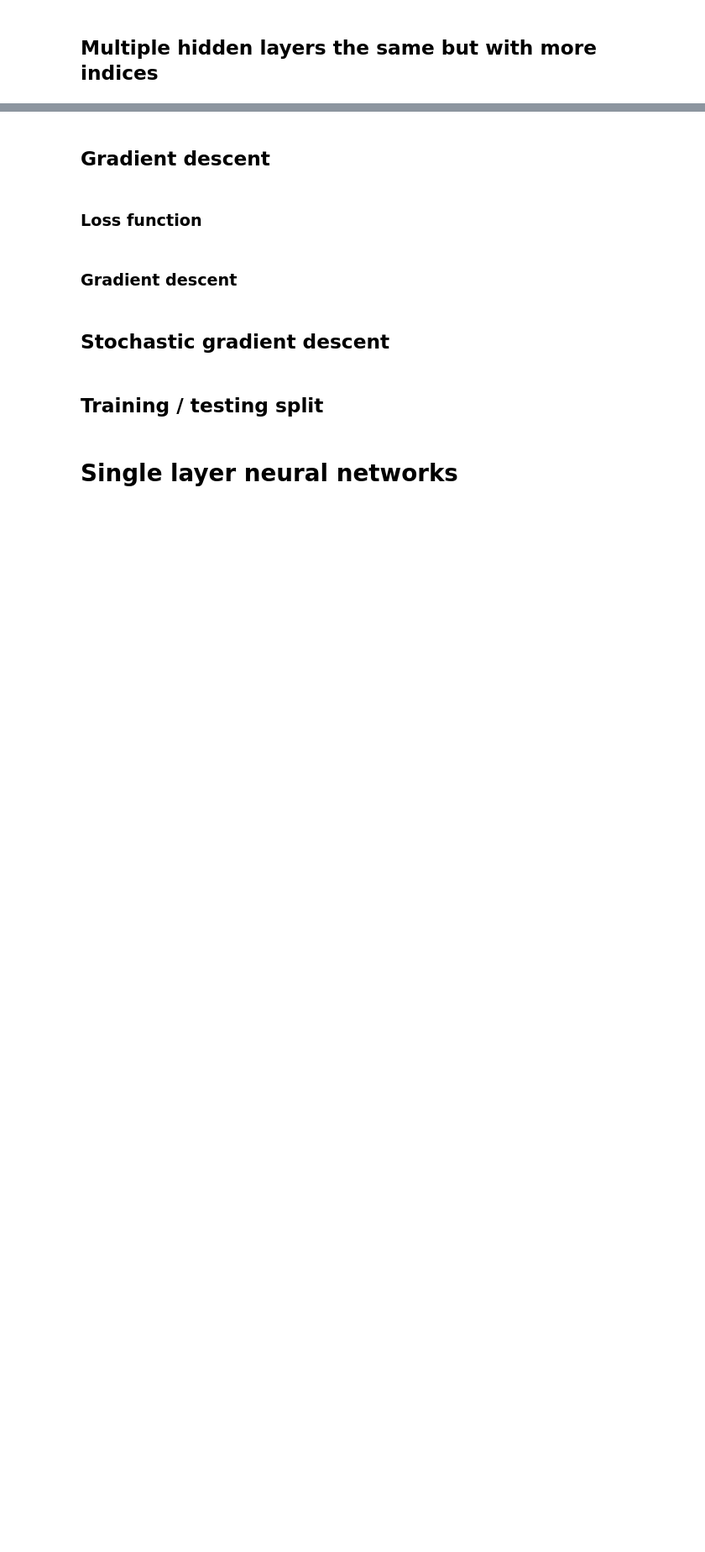
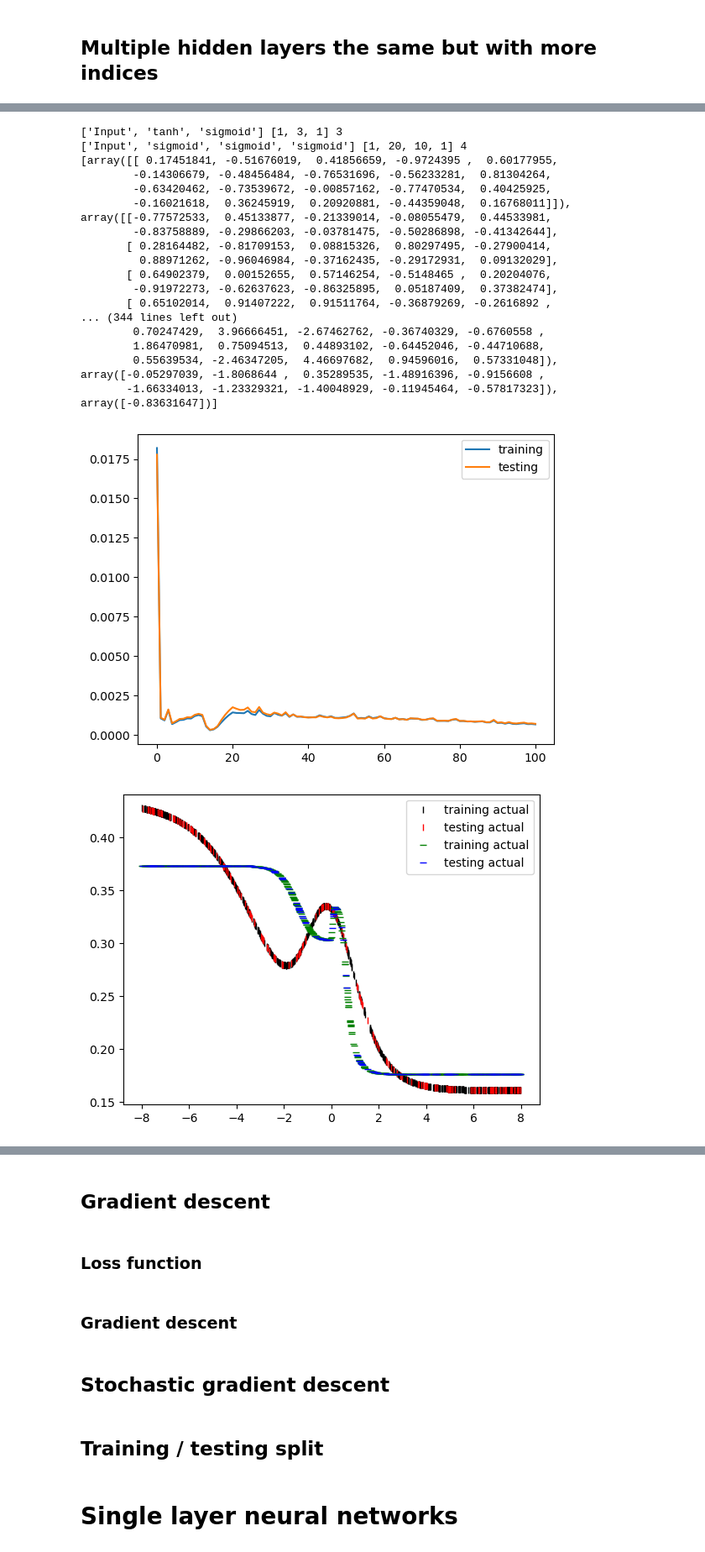
Before and after one commit to dave452/ML_LinearReg, a Jupyter notebook: Regression_NN.ipynb, the cells around one changed output, grey strips where cells are left out. Shown at 84% size. Cells and saved outputs as stored; diff of their text form; code cells hidden in the pictures; blank space fills up the shorter version.

```diff
--- a/Regression_NN.ipynb
+++ b/Regression_NN.ipynb
@@ -791,5 +531,0 @@ print((np.floor( aL_test.T /  aL_test.max(axis = 1)).T * y_test).sum() / len(aL_
-# %%
-for i in range(10):
-    plt.imshow(x_train[i].reshape(im_width, im_height))
-    plt.title('Guess: ' + str(aL_train[i]) + ' '+str(aL_train[i].argmax())+ ' actual:'+ str(y_train[i].argmax()))
-    plt.show()
@@ -807,11 +531,0 @@ for i in range(10):
-# %%
-n_batches = 1000
-n_epochs = 20
-
-test_train_split = 0.8
-architecture = [im_width * im_height,30,10]
-activation = ['Input', 'sigmoid', 'sigmoid']
-
-
-nn_test = neural_net(3, architecture, activation, l2 = 0.01)
-L_training, L_testing = nn_test.stochastic_training(x_train[:10000], y_train[:10000],x_test[:5000], y_test[:5000], n_epochs, n_batches)
@@ -868,0 +656,64 @@ print((np.floor( aL_test.T /  aL_test.max(axis = 1)).T * y_test).sum() / len(aL_
+# %%
+#%reset
+%matplotlib inline
+n_samples = 1000
+n_batches = 100
+n_epochs = 100
+test_train_split = 0.8
+architecture = [1,3,1]
+activation = ['Input', 'tanh', 'sigmoid']
+nn_a = neural_net(0.1, architecture, activation)
+
+x = np.random.rand(n_samples,architecture[0]) * 16 -8
+y = nn_a.forward_prop_set(x)
+inds = np.arange(n_samples)
+np.random.shuffle(inds)
+training_x = x[inds[:int(n_samples*test_train_split)]]
+training_y = y[inds[:int(n_samples*test_train_split)]]
+testing_x = x[inds[int(n_samples*test_train_split):]]
+testing_y = y[inds[int(n_samples*test_train_split):]]
+
+
+
+architecture_b = [1,20,10,1]
+activation_b = ['Input', 'sigmoid', 'sigmoid', 'sigmoid']
+
+
+nn_b = neural_net(1, architecture_b, activation_b, 0.1)
+print(nn_b.w, nn_b.b)
+
+L_training, L_testing = nn_b.stochastic_training(training_x / 8, training_y,testing_x / 8,testing_y , n_epochs, n_batches)
+print(nn_a.w, nn_a.b)
+print(nn_b.w, nn_b.b)
+
+plt.plot(L_training, label = 'training')
+plt.plot(L_testing, label = 'testing')
+plt.legend()
+plt.show()
+
+plt.plot(training_x, training_y, 'k|', label = 'training actual')
+plt.plot(testing_x, testing_y, 'r|', label = 'testing actual')
+plt.plot(training_x,  nn_b.forward_prop_set(training_x/ 8), 'g_', label = 'training actual')
+plt.plot(testing_x,  nn_b.forward_prop_set(testing_x/ 8 ), 'b_', label = 'testing actual')
+plt.legend()
+plt.show()
+# %% [output]
+['Input', 'tanh', 'sigmoid'] [1, 3, 1] 3
+['Input', 'sigmoid', 'sigmoid', 'sigmoid'] [1, 20, 10, 1] 4
+[array([[ 0.17451841, -0.51676019,  0.41856659, -0.9724395 ,  0.60177955,
+        -0.14306679, -0.48456484, -0.76531696, -0.56233281,  0.81304264,
+        -0.63420462, -0.73539672, -0.00857162, -0.77470534,  0.40425925,
+        -0.16021618,  0.36245919,  0.20920881, -0.44359048,  0.16768011]]), array([[-0.77572533,  0.45133877, -0.21339014, -0.08055479,  0.44533981,
+        -0.83758889, -0.29866203, -0.03781475, -0.50286898, -0.41342644],
+       [ 0.28164482, -0.81709153,  0.08815326,  0.80297495, -0.27900414,
+         0.88971262, -0.96046984, -0.37162435, -0.29172931,  0.09132029],
+       [ 0.64902379,  0.00152655,  0.57146254, -0.5148465 ,  0.20204076,
+        -0.91972273, -0.62637623, -0.86325895,  0.05187409,  0.37382474],
+       [ 0.65102014,  0.91407222,  0.91511764, -0.36879269, -0.2616892 ,
+... (344 lines left out)
+        0.70247429,  3.96666451, -2.67462762, -0.36740329, -0.6760558 ,
+        1.86470981,  0.75094513,  0.44893102, -0.64452046, -0.44710688,
+        0.55639534, -2.46347205,  4.46697682,  0.94596016,  0.57331048]), array([-0.05297039, -1.8068644 ,  0.35289535, -1.48916396, -0.9156608 ,
+       -1.66334013, -1.23329321, -1.40048929, -0.11945464, -0.57817323]), array([-0.83631647])]
+[figure, added]
+[figure, added]
```
Also changed, not shown: parts of 66 cells of this notebook.
